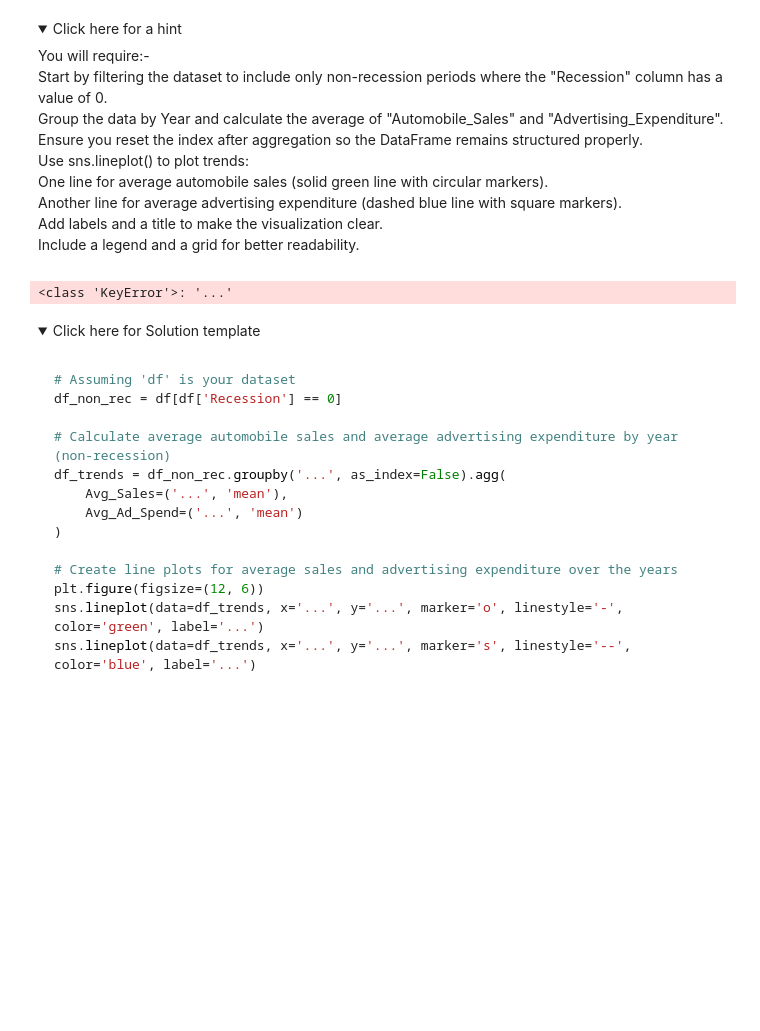
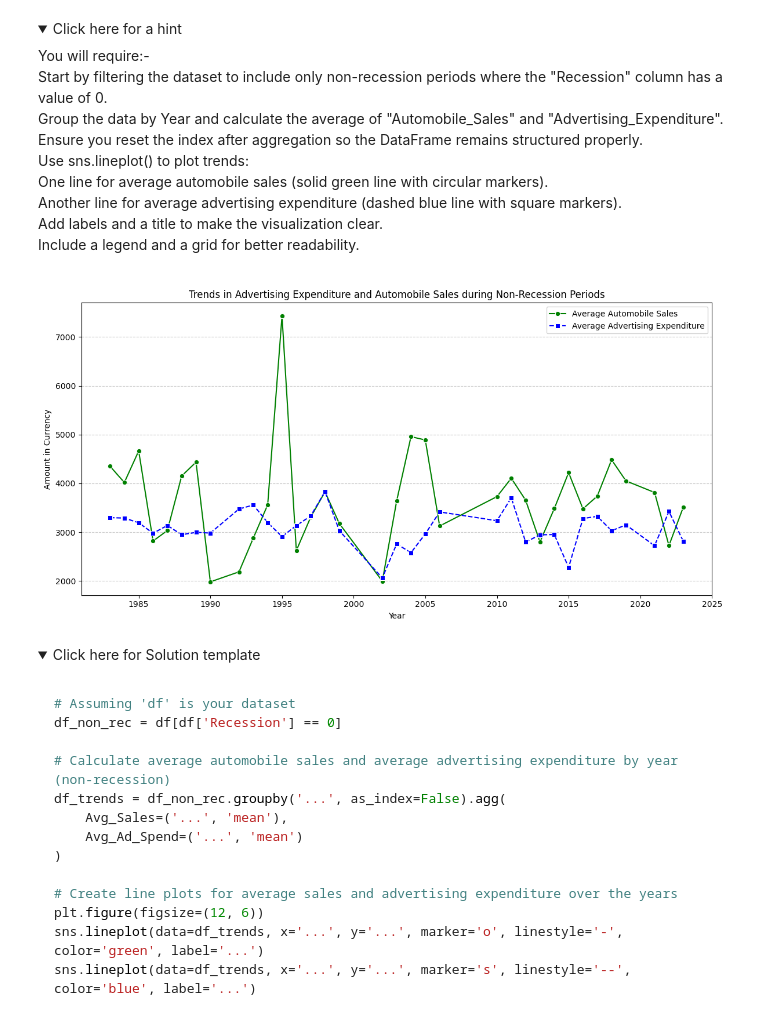
Before and after one commit to pmart25/data_science, a Jupyter notebook: DV0101EN-Final-Assign-Part1_Course_8.ipynb, the cells around one changed output. Cells and saved outputs as stored; diff of their text form; code cells hidden in the pictures; folded sections open; blank space fills up the shorter version.

```diff
--- a/DV0101EN-Final-Assign-Part1_Course_8.ipynb
+++ b/DV0101EN-Final-Assign-Part1_Course_8.ipynb
@@ -338,31 +338,31 @@ plt.show()
 # %%
 
 # Assuming 'df' is your dataset
 df_non_rec = df[df['Recession'] == 0]
 
 # Calculate average automobile sales and average advertising expenditure by year (non-recession)
-df_trends = df_non_rec.groupby('...', as_index=False).agg(
-    Avg_Sales=('...', 'mean'),
-    Avg_Ad_Spend=('...', 'mean')
+df_trends = df_non_rec.groupby('Year', as_index=False).agg(
+    Avg_Sales=('Automobile_Sales', 'mean'),
+    Avg_Ad_Spend=('Advertising_Expenditure', 'mean')
 )
 
 # Create line plots for average sales and advertising expenditure over the years
 plt.figure(figsize=(12, 6))
-sns.lineplot(data=df_trends, x='...', y='...', marker='o', linestyle='-', color='green', label='...')
-sns.lineplot(data=df_trends, x='...', y='...', marker='s', linestyle='--', color='blue', label='...')
+sns.lineplot(data=df_trends, x='Year', y='Avg_Sales', marker='o', linestyle='-', color='green', label='Average Automobile Sales')
+sns.lineplot(data=df_trends, x='Year', y='Avg_Ad_Spend', marker='s', linestyle='--', color='blue', label='Average Advertising Expenditure')
 
 # Add labels, legend, title, and grid
-plt.xlabel('...')
-plt.ylabel('...')
-plt.title('...')
+plt.xlabel('Year')
+plt.ylabel('Amount in Currency')
+plt.title('Trends in Advertising Expenditure and Automobile Sales during Non-Recession Periods')
 plt.legend()
 plt.grid(axis='y', linestyle='--', alpha=0.7)
 
 # Show the plot
 plt.tight_layout()
 plt.show()
 # %% [output]
-<class 'KeyError'>: '...'
+[figure, added]
 # %% [markdown]
 <details>
     <summary>Click here for Solution template</summary>
```
Also changed, not shown: parts of 15 cells of this notebook.
